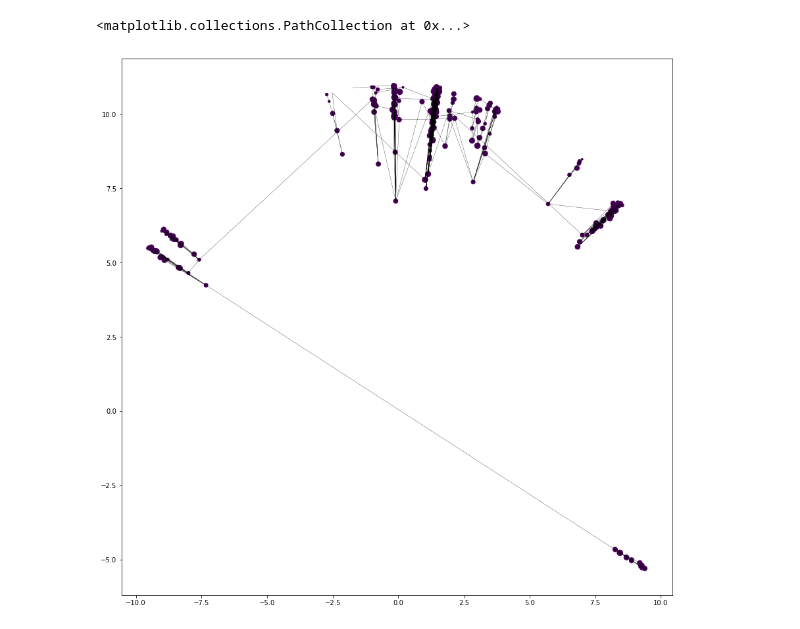
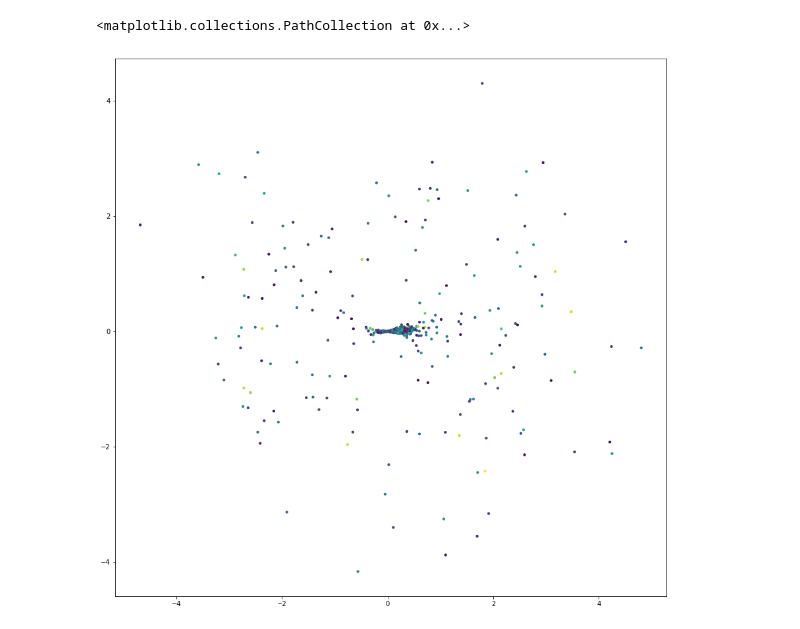
Before and after one commit to DavidMcDonald1993/hyperbolic_embedding, a Jupyter notebook: probabilistic_similarity_embedding.ipynb, the cells around one changed output. Cells and saved outputs as stored; diff of their text form; code cells hidden in the pictures.

```diff
--- a/probabilistic_similarity_embedding.ipynb
+++ b/probabilistic_similarity_embedding.ipynb
@@ -401,0 +354,4 @@ for i in range(c.max()):
+# %%
+thetas = np.array(range(N)) * 2 * np.pi / N
+# %%
+thetas = thetas[sorted_angles]
@@ -401,0 +378,2 @@ for i in range(c.max()):
+# %%
+X = np.column_stack([R * np.cos(thetas), R * np.sin(thetas)])
@@ -402,2 +414,5 @@ for i in range(c.max()):
 # %%
 # c = [1] * N
+# %%
+c = nx.get_node_attributes(G, "community").values()
+c = np.array(c)
@@ -404,22 +427,22 @@ for i in range(c.max()):
 # %%
 plt.figure(figsize=(15, 15))
 l = 15
 # for label, i, j in zip(z_values, X[:l, 0], X[:l, 1]):
 #     plt.annotate(
 #         label,
 #         xy=(i, j), xytext=(-20, 20),
 #         textcoords='offset points', ha='right', va='bottom',
 #         bbox=dict(boxstyle='round,pad=0.5', fc='yellow', alpha=0.5),
 #         arrowprops=dict(arrowstyle = '->', connectionstyle='arc3,rad=0'))
 
-nodes = np.array(G.nodes())
-for n1, n2 in G.edges():
-    i, = np.where(nodes == n1)
-    j, = np.where(nodes == n2)
-    plt.plot(X[(i, j), 0], X[(i, j), 1], c="k",
-             linewidth = 0.3)
+# nodes = np.array(G.nodes())
+# for n1, n2 in G.edges():
+#     i, = np.where(nodes == n1)
+#     j, = np.where(nodes == n2)
+#     plt.plot(X[(i, j), 0], X[(i, j), 1], c="k",
+#              linewidth = 0.3)
 
-plt.scatter(X[:,0], X[:,1], c = c, s = 10 * z_scores)
+plt.scatter(X[:,0], X[:,1], s = 10 , c = c)
 # %% [output]
 <matplotlib.collections.PathCollection at 0x...>
-[figure, old version]
+[figure, new version]
```
Also changed, not shown: parts of 91 cells of this notebook, 27 other files.
